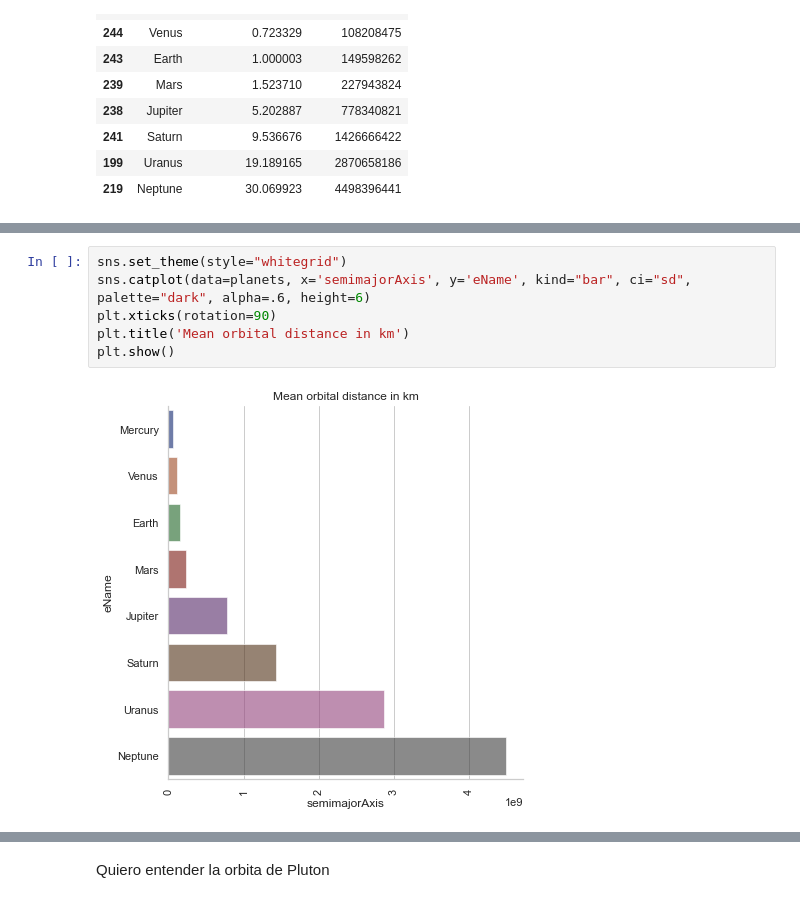
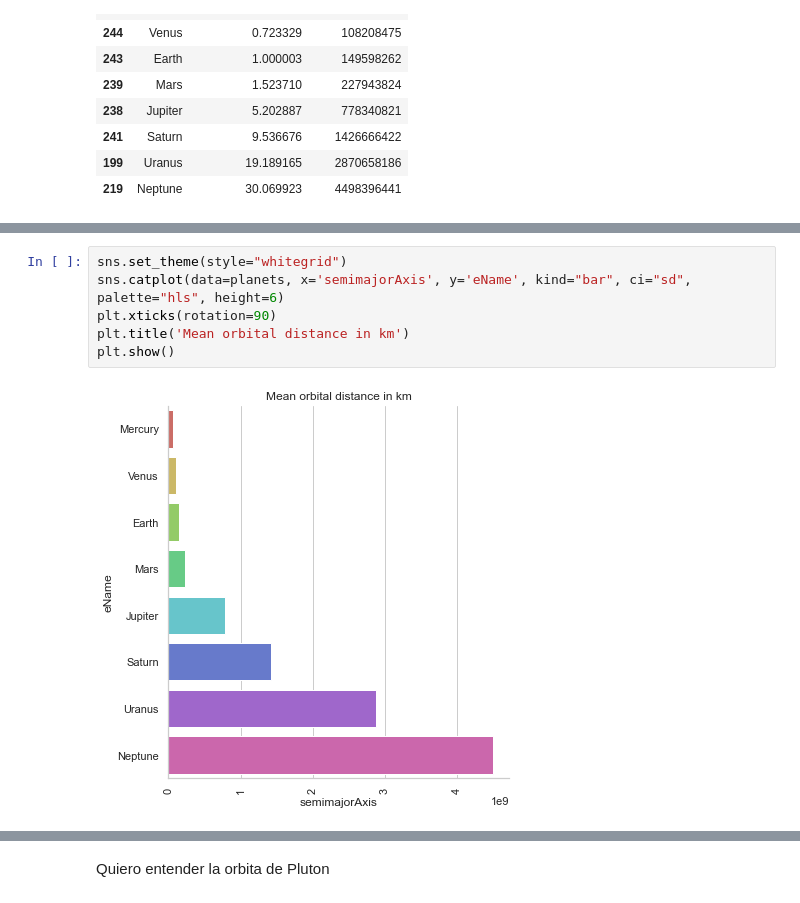
Before and after one commit to GuadaHub/SolarSystem, a Jupyter notebook: EDA.ipynb, the cells around one changed output, grey strips where cells are left out. Cells and saved outputs as stored; diff of their text form.

```diff
--- a/EDA.ipynb
+++ b/EDA.ipynb
@@ -92,9 +96,9 @@ au
 # %%
 sns.set_theme(style="whitegrid")
-sns.catplot(data=planets, x='semimajorAxis', y='eName', kind="bar", ci="sd", palette="dark", alpha=.6, height=6)
+sns.catplot(data=planets, x='semimajorAxis', y='eName', kind="bar", ci="sd", palette="hls", height=6)
 plt.xticks(rotation=90)
 plt.title('Mean orbital distance in km')
 plt.show()
 # %% [output]
-[figure, old version]
+[figure, new version]
 # %%
```
Also changed, not shown: parts of 8 cells of this notebook, 1 other file.
